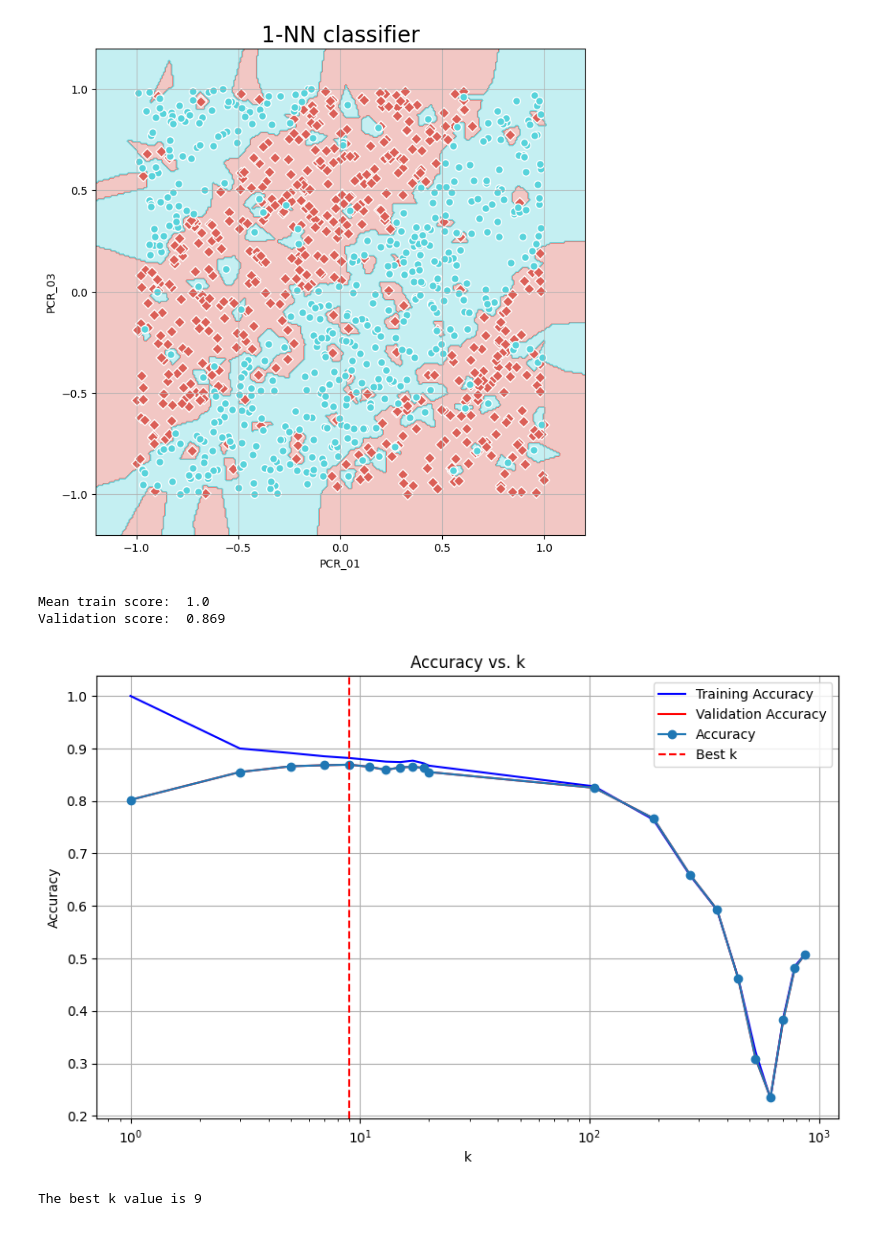
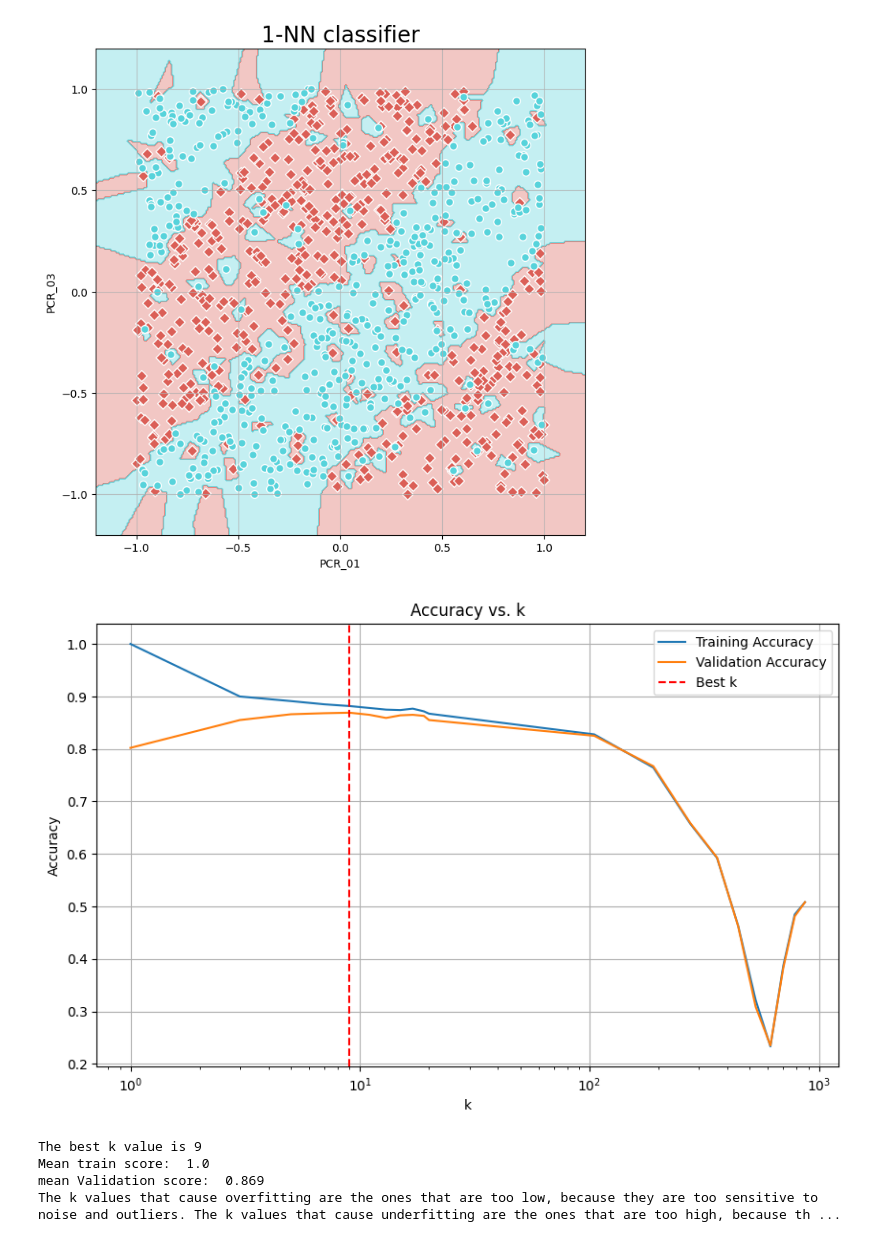
Before and after one commit to mayagel/mlhw2wet, a Jupyter notebook: Copy_of_Untitled1.ipynb, the cells around one changed output. Drawn from its saved outputs; the diff is of its cells as text; code cells hidden in the pictures.

```diff
--- a/Copy_of_Untitled1.ipynb
+++ b/Copy_of_Untitled1.ipynb
@@ -238,37 +246,38 @@ for k in k_values:
     # Perform cross-validation and get the accuracy scores
     scores = cross_validate(knn, X_train[['PCR_01', 'PCR_03']], y_train['spread'], cv=8, scoring='accuracy', return_train_score=True)
     train_scores.append(scores['train_score'].mean())
     validation_scores.append(scores['test_score'].mean())
     # Store the average accuracy score in the results dictionary
     results[k] = scores['test_score'].mean()
 
 # Find the best k value with the highest accuracy score
 best_k = max(results, key=results.get)
 
 #  Make the x-axis
 #logarithmic (using plt.semilogx) and attach the plot (with the 2 curves) to your report.
 plt.figure(figsize=(10, 6))
-plt.semilogx(k_values, train_scores, label='Training Accuracy', color= custom_colors[0])
-plt.semilogx(k_values, validation_scores, label='Validation Accuracy', color= custom_colors[1])
-plt.plot(k_values, list(results.values()), label='Accuracy', marker='o')
+plt.semilogx(k_values, train_scores, label='Training Accuracy')
+plt.semilogx(k_values, validation_scores, label='Validation Accuracy')
+# plt.plot(k_values, list(results.values()), label='Accuracy', marker='o')
 plt.axvline(best_k, color='r', linestyle='--', label='Best k')
 plt.title('Accuracy vs. k')
 plt.xlabel('k')
 plt.ylabel('Accuracy')
 plt.legend()
 plt.grid(True)
 plt.show()
 
 # print Which 𝑘 is the best?
 print(f"The best k value is {best_k}")
 # print What are its average training and validation accuracies (estimated by cross-val.)?
 print('Mean train score: ', train_scores[np.argmax(train_scores)])
 print('mean Validation score: ', validation_scores[np.argmax(validation_scores)])
 
 # print Which 𝑘 values cause overfitting and underfitting and why?
 print('The k values that cause overfitting are the ones that are too low, because they are too sensitive to noise and outliers. The k values that cause underfitting are the ones that are too high, because they are too general and do not capture the complexity of the data.')
 # %% [output]
+[figure, new version]
+The best k value is 9
 Mean train score:  1.0
-Validation score:  0.869
+mean Validation score:  0.869
+The k values that cause overfitting are the ones that are too low, because they are too sensitive to noise and outliers. The k values that cause underfitting are the ones that are too high, because th ...
-[figure, old version]
-The best k value is 9
```
Also changed, not shown: parts of 4 cells of this notebook, 1 other file.
